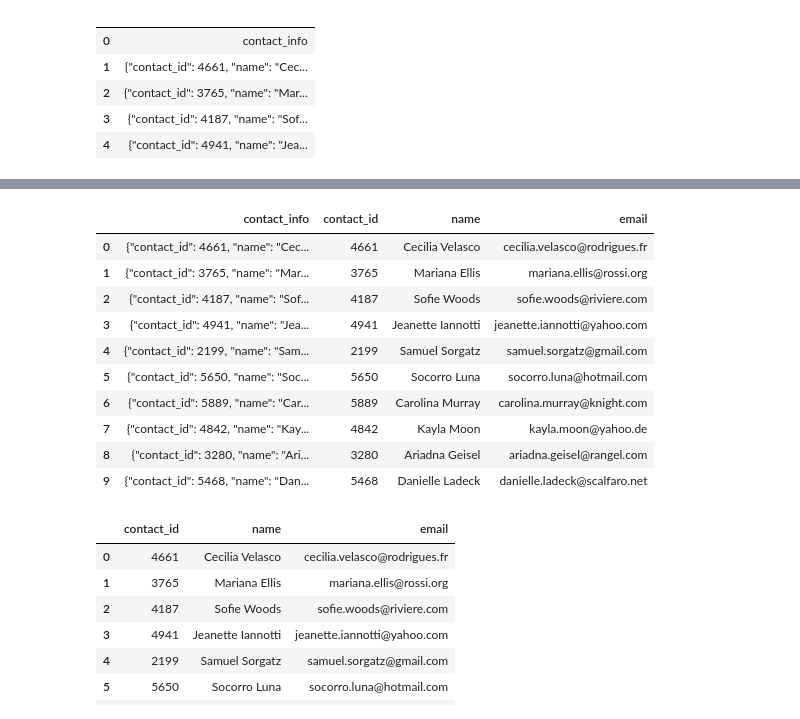
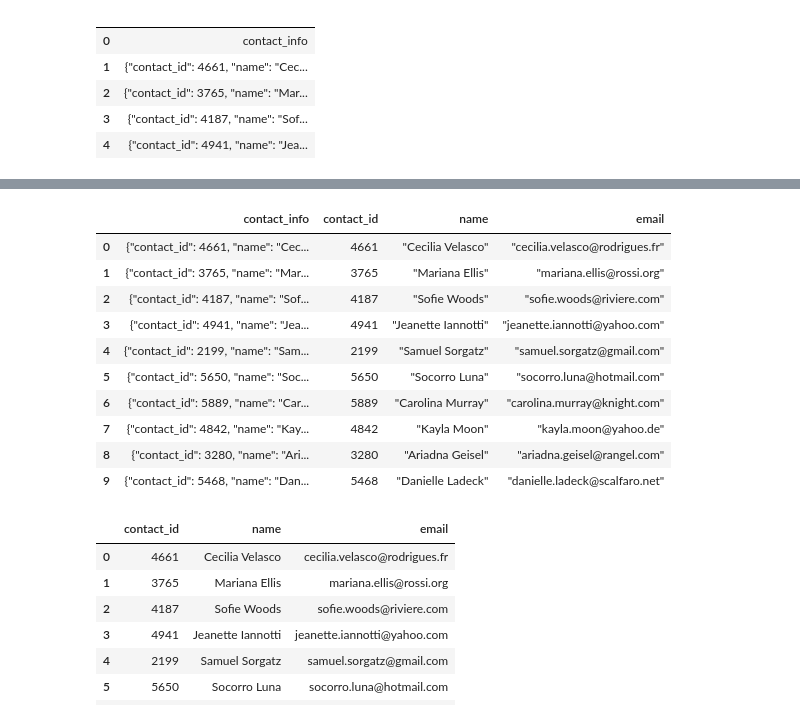
Before and after one commit to Julian-Panditharatne/Crowdfunding_ETL, a Jupyter notebook: ETL_Mini_Project_Starter_Code_JPanditharatne_NLabern.ipynb, the cells around one changed output, grey strips where cells are left out. Saved outputs shown, nothing was run; the diff lists cells and outputs as text; code cells hidden in the pictures.

Commit message:
Got the name and email into seperate columns

```diff
--- a/ETL_Mini_Project_Starter_Code_JPanditharatne_NLabern.ipynb
+++ b/ETL_Mini_Project_Starter_Code_JPanditharatne_NLabern.ipynb
@@ -383,8 +383,8 @@ contact_info_df_copy.head()
 # %%
 # Rename the column to contact_info
 contact_info_df_copy = contact_info_df_copy.rename(columns={contact_info_df_copy.columns.to_list()[0]: contact_info_df_copy.iat[0,0]})
-# Drop the column name from the 1st row of values
-contact_info_df_copy.drop(0, inplace=True)
+# Drop the column name from the 1st row of values, and reset the index values.
+contact_info_df_copy = contact_info_df_copy.drop(0).reset_index(drop=True)
 contact_info_df_copy.head()
 # %% [output]
 |  | contact_info |
@@ -452,4 +489,6 @@ memory usage: 15.8+ KB
 # %%
 # Extract the name of the contact and add it to a new column.
+contact_info_df_copy['name'] = contact_info_df_copy['contact_info'].str.extract(r'"name": ("[A-Z][A-Za-z]+ [A-Z][A-Za-z]+"),')
+contact_info_df_copy.head(10)
 # %% [output]
 |  | contact_info | contact_id | name |
@@ -466,17 +522,19 @@ memory usage: 15.8+ KB
 # %%
 # Extract the email from the contacts and add the values to a new column.
+contact_info_df_copy['email'] = contact_info_df_copy['contact_info'].str.extract(r'"email": ("[a-z0-9.@-]+")}')
+contact_info_df_copy.head(10)
 # %% [output]
 |  | contact_info | contact_id | name | email |
-| 0 | {"contact_id": 4661, "name": "Cec... | 4661 | Cecilia Velasco | cecilia.velasco@rodrigues.fr |
-| 1 | {"contact_id": 3765, "name": "Mar... | 3765 | Mariana Ellis | mariana.ellis@rossi.org |
-| 2 | {"contact_id": 4187, "name": "Sof... | 4187 | Sofie Woods | sofie.woods@riviere.com |
-| 3 | {"contact_id": 4941, "name": "Jea... | 4941 | Jeanette Iannotti | jeanette.iannotti@yahoo.com |
-| 4 | {"contact_id": 2199, "name": "Sam... | 2199 | Samuel Sorgatz | samuel.sorgatz@gmail.com |
-| 5 | {"contact_id": 5650, "name": "Soc... | 5650 | Socorro Luna | socorro.luna@hotmail.com |
-| 6 | {"contact_id": 5889, "name": "Car... | 5889 | Carolina Murray | carolina.murray@knight.com |
-| 7 | {"contact_id": 4842, "name": "Kay... | 4842 | Kayla Moon | kayla.moon@yahoo.de |
-| 8 | {"contact_id": 3280, "name": "Ari... | 3280 | Ariadna Geisel | ariadna.geisel@rangel.com |
-| 9 | {"contact_id": 5468, "name": "Dan... | 5468 | Danielle Ladeck | danielle.ladeck@scalfaro.net |
+| 0 | {"contact_id": 4661, "name": "Cec... | 4661 | "Cecilia Velasco" | "cecilia.velasco@rodrigues.fr" |
+| 1 | {"contact_id": 3765, "name": "Mar... | 3765 | "Mariana Ellis" | "mariana.ellis@rossi.org" |
+| 2 | {"contact_id": 4187, "name": "Sof... | 4187 | "Sofie Woods" | "sofie.woods@riviere.com" |
+| 3 | {"contact_id": 4941, "name": "Jea... | 4941 | "Jeanette Iannotti" | "jeanette.iannotti@yahoo.com" |
+| 4 | {"contact_id": 2199, "name": "Sam... | 2199 | "Samuel Sorgatz" | "samuel.sorgatz@gmail.com" |
+| 5 | {"contact_id": 5650, "name": "Soc... | 5650 | "Socorro Luna" | "socorro.luna@hotmail.com" |
+| 6 | {"contact_id": 5889, "name": "Car... | 5889 | "Carolina Murray" | "carolina.murray@knight.com" |
+| 7 | {"contact_id": 4842, "name": "Kay... | 4842 | "Kayla Moon" | "kayla.moon@yahoo.de" |
+| 8 | {"contact_id": 3280, "name": "Ari... | 3280 | "Ariadna Geisel" | "ariadna.geisel@rangel.com" |
+| 9 | {"contact_id": 5468, "name": "Dan... | 5468 | "Danielle Ladeck" | "danielle.ladeck@scalfaro.net" |
 # %%
 # Create a copy of the contact_info_df with the 'contact_id', 'name', 'email' columns.
 # %% [output]
```
Also changed, not shown: parts of 9 cells of this notebook.
